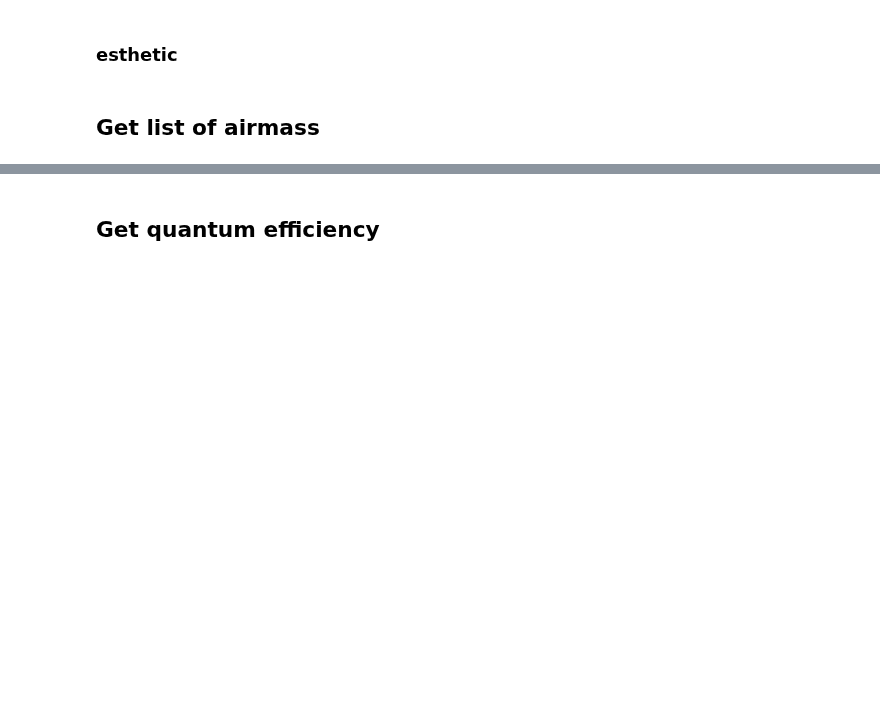
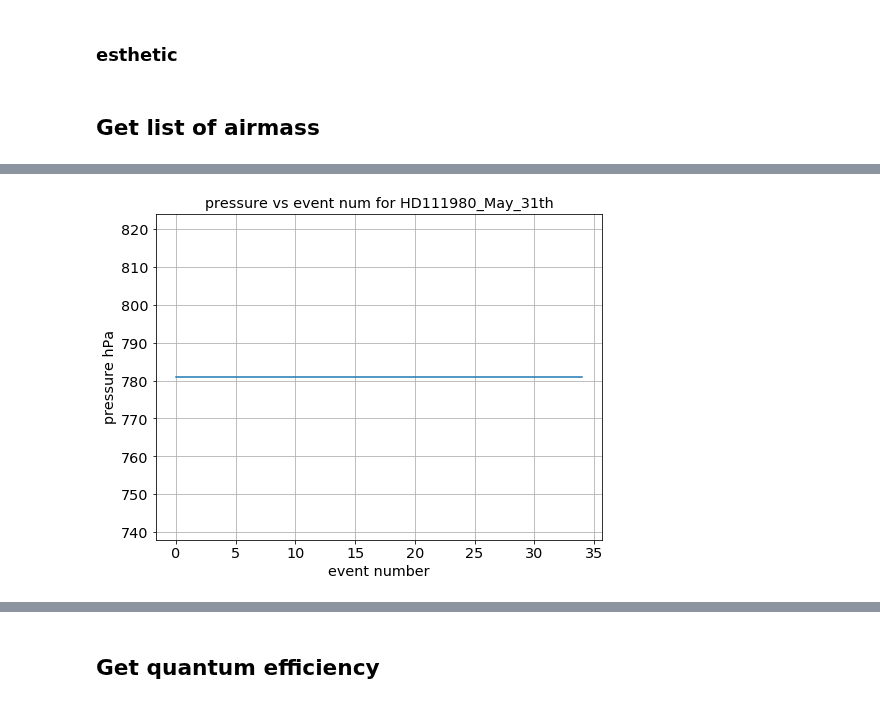
Before and after one commit to sylvielsstfr/CTIOAnaJun2017, a Jupyter notebook: ana_31may17/HD111980_2/GenerateSimulationProfiles.ipynb, the cells around one changed output, grey strips where cells are left out. Drawn from its saved outputs; the diff is of its cells as text; code cells hidden in the pictures; blank space fills up the shorter version.

```diff
--- a/ana_31may17/HD111980_2/GenerateSimulationProfiles.ipynb
+++ b/ana_31may17/HD111980_2/GenerateSimulationProfiles.ipynb
@@ -125,3 +129,13 @@ pressure=df['pressure']
 humidity=df['humidity']
 seeing=df['seeing']
 disperser=df['filter2']
+# %%
+plt.plot(pressure)
+thetitle="pressure vs event num for {}".format(object_name)
+plt.title(thetitle)
+plt.xlabel("event number")
+plt.ylabel("pressure hPa")
+plt.grid()
+plt.savefig("pressurevsnum.pdf")
+# %% [output]
+[figure, added]
```
Also changed, not shown: parts of 7 cells of this notebook, 1 other file.
